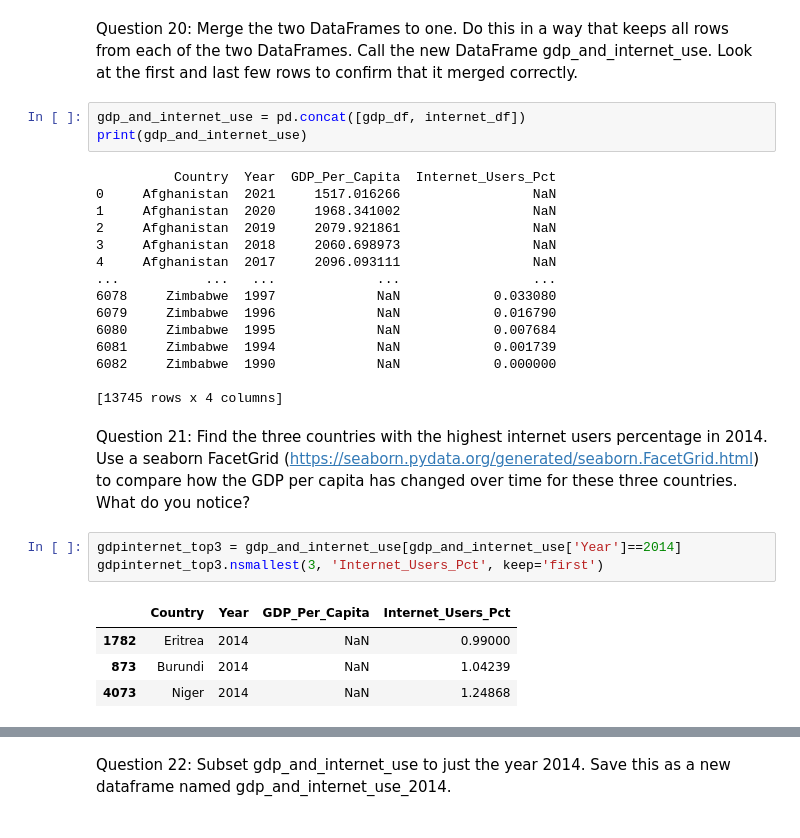
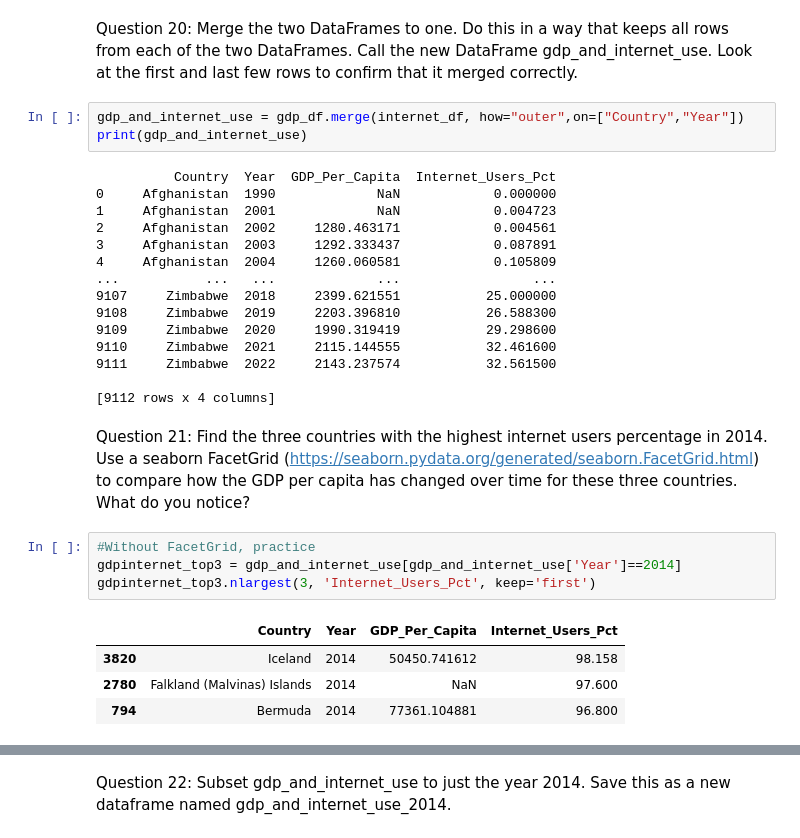
Before and after one commit to NSS-Data-Analytics-Cohort-13/un-exploration-tacaelest, a Jupyter notebook: notebooks/un_exploration_project.ipynb, the cells around one changed output, grey strips where cells are left out. Drawn from its saved outputs; the diff is of its cells as text.

```diff
--- a/notebooks/un_exploration_project.ipynb
+++ b/notebooks/un_exploration_project.ipynb
@@ -380,30 +400,31 @@ dtype: int64
 # %% [markdown]
 Question 20: Merge the two DataFrames to one. Do this in a way that keeps all rows from each of the two DataFrames. Call the new DataFrame gdp_and_internet_use. Look at the first and last few rows to confirm that it merged correctly.
 # %%
-gdp_and_internet_use = pd.concat([gdp_df, internet_df])
+gdp_and_internet_use = gdp_df.merge(internet_df, how="outer",on=["Country","Year"])
 print(gdp_and_internet_use)
 # %% [output]
           Country  Year  GDP_Per_Capita  Internet_Users_Pct
-0     Afghanistan  2021     1517.016266                 NaN
-1     Afghanistan  2020     1968.341002                 NaN
-2     Afghanistan  2019     2079.921861                 NaN
-3     Afghanistan  2018     2060.698973                 NaN
-4     Afghanistan  2017     2096.093111                 NaN
+0     Afghanistan  1990             NaN            0.000000
+1     Afghanistan  2001             NaN            0.004723
+2     Afghanistan  2002     1280.463171            0.004561
+3     Afghanistan  2003     1292.333437            0.087891
+4     Afghanistan  2004     1260.060581            0.105809
 ...           ...   ...             ...                 ...
-6078     Zimbabwe  1997             NaN            0.033080
-6079     Zimbabwe  1996             NaN            0.016790
-6080     Zimbabwe  1995             NaN            0.007684
-6081     Zimbabwe  1994             NaN            0.001739
-6082     Zimbabwe  1990             NaN            0.000000
+9107     Zimbabwe  2018     2399.621551           25.000000
+9108     Zimbabwe  2019     2203.396810           26.588300
+9109     Zimbabwe  2020     1990.319419           29.298600
+9110     Zimbabwe  2021     2115.144555           32.461600
+9111     Zimbabwe  2022     2143.237574           32.561500
 
-[13745 rows x 4 columns]
+[9112 rows x 4 columns]
 # %% [markdown]
 Question 21: Find the three countries with the highest internet users percentage in 2014. Use a seaborn FacetGrid (https://seaborn.pydata.org/generated/seaborn.FacetGrid.html) to compare how the GDP per capita has changed over time for these three countries. What do you notice?
 # %%
+#Without FacetGrid, practice
 gdpinternet_top3 = gdp_and_internet_use[gdp_and_internet_use['Year']==2014]
-gdpinternet_top3.nsmallest(3, 'Internet_Users_Pct', keep='first')
+gdpinternet_top3.nlargest(3, 'Internet_Users_Pct', keep='first')
 # %% [output]
 |  | Country | Year | GDP_Per_Capita | Internet_Users_Pct |
-| 1782 | Eritrea | 2014 | NaN | 0.99000 |
-| 873 | Burundi | 2014 | NaN | 1.04239 |
-| 4073 | Niger | 2014 | NaN | 1.24868 |
+| 3820 | Iceland | 2014 | 50450.741612 | 98.158 |
+| 2780 | Falkland (Malvinas) Islands | 2014 | NaN | 97.600 |
+| 794 | Bermuda | 2014 | 77361.104881 | 96.800 |
```
Also changed, not shown: parts of 9 cells of this notebook.
